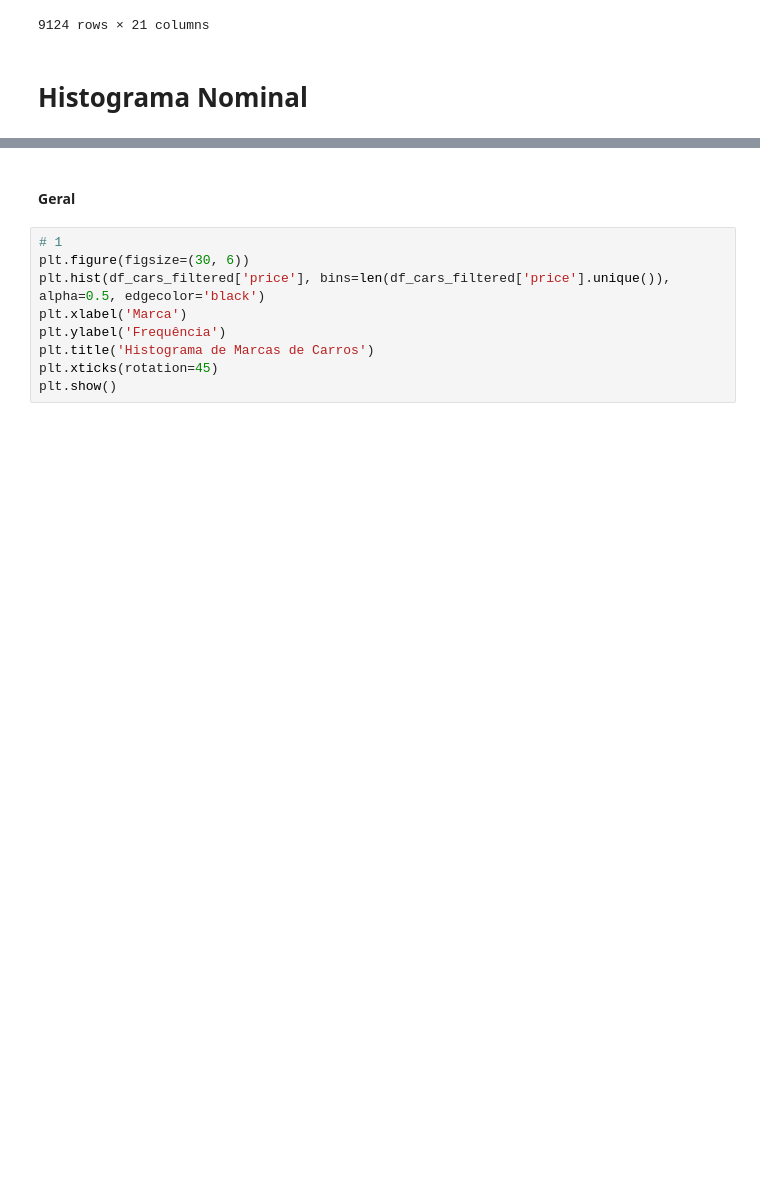
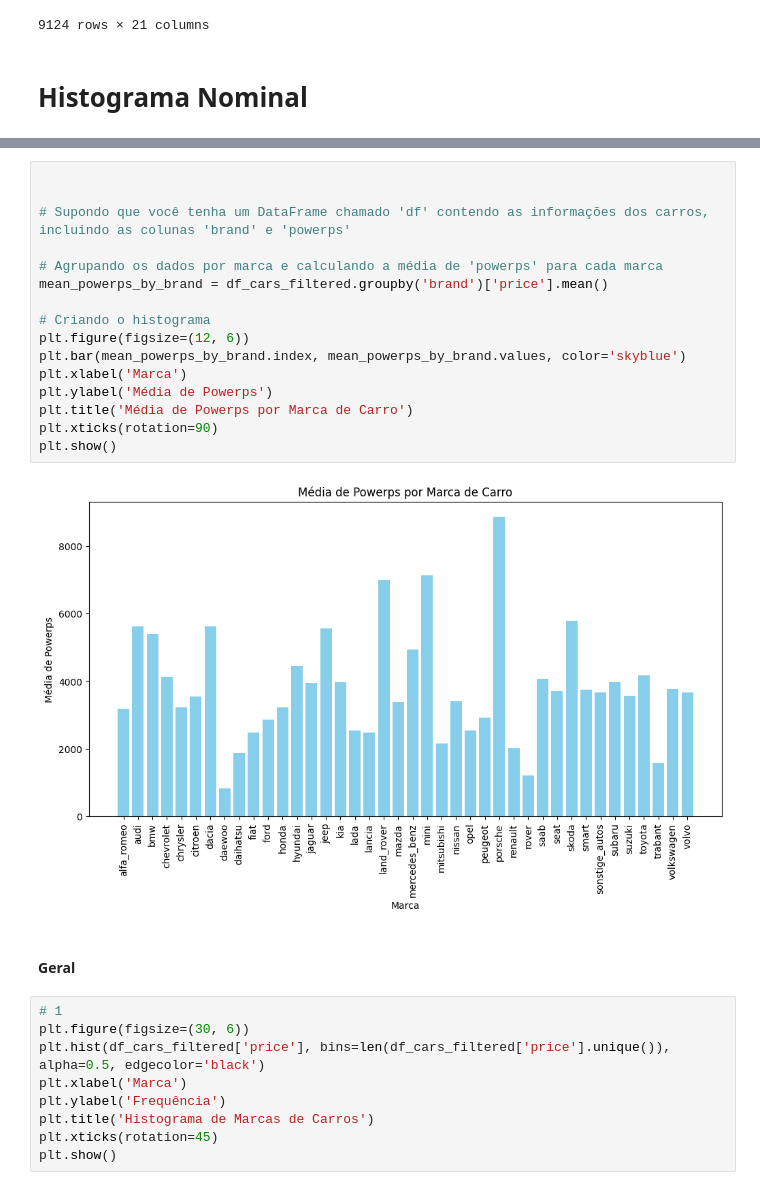
Before and after one commit to NicolasNakashima/PraticaEstatistica, a Jupyter notebook: pratica1/trabalho.ipynb, the cells around one changed output, grey strips where cells are left out. Drawn from its saved outputs; the diff is of its cells as text; blank space fills up the shorter version.

```diff
--- a/pratica1/trabalho.ipynb
+++ b/pratica1/trabalho.ipynb
@@ -60,3 +61,21 @@ plt.xticks(rotation=50)
+# %%
+
+
+# Supondo que você tenha um DataFrame chamado 'df' contendo as informações dos carros, incluindo as colunas 'brand' e 'powerps'
+
+# Agrupando os dados por marca e calculando a média de 'powerps' para cada marca
+mean_powerps_by_brand = df_cars_filtered.groupby('brand')['price'].mean()
+
+# Criando o histograma
+plt.figure(figsize=(12, 6))
+plt.bar(mean_powerps_by_brand.index, mean_powerps_by_brand.values, color='skyblue')
+plt.xlabel('Marca')
+plt.ylabel('Média de Powerps')
+plt.title('Média de Powerps por Marca de Carro')
+plt.xticks(rotation=90)
+plt.show()
+# %% [output]
+[figure, added]
 # %% [markdown]
 #### Geral
 # %%
```
Also changed, not shown: parts of 5 cells of this notebook.
